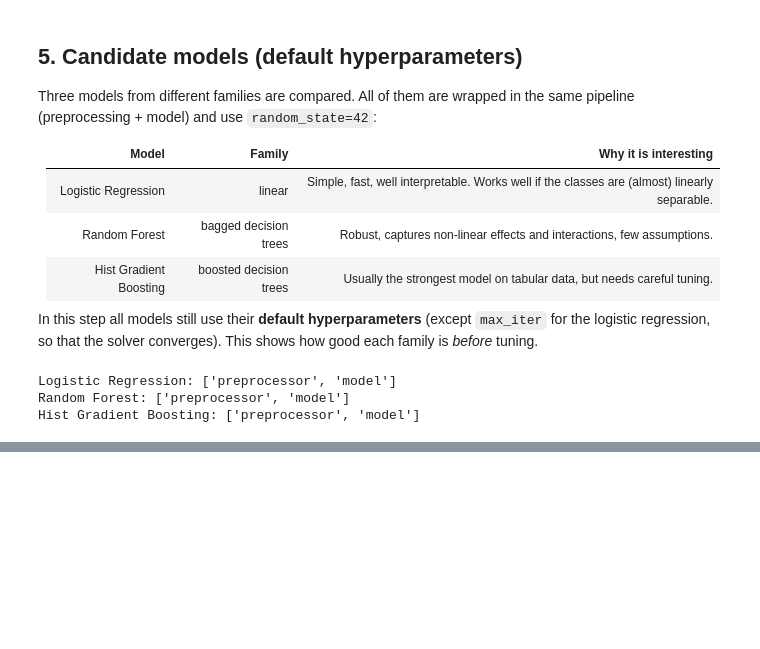
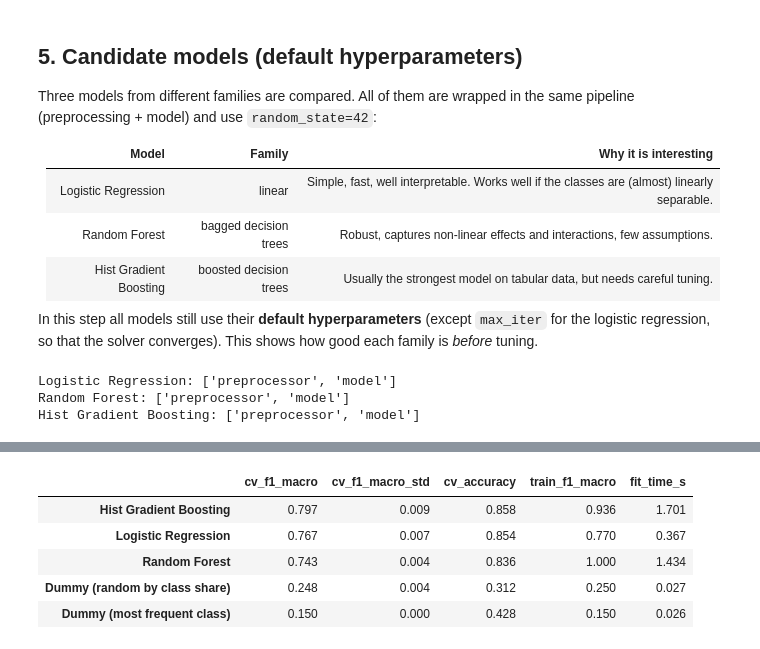
Before and after one commit to marc-matull/personality-predictor, a Jupyter notebook: notebooks/02_modeling.ipynb, the cells around one changed output, grey strips where cells are left out. Drawn from its saved outputs; the diff is of its cells as text; code cells hidden in the pictures; blank space fills up the shorter version.

```diff
--- a/notebooks/02_modeling.ipynb
+++ b/notebooks/02_modeling.ipynb
@@ -259,0 +267,18 @@ Hist Gradient Boosting: ['preprocessor', 'model']
+# %%
+candidate_results = pd.DataFrame(
+    {name: cross_validate_model(pipeline, X_train, y_train)
+     for name, pipeline in candidates.items()}
+).T
+
+untuned_comparison = (
+    pd.concat([baseline_results, candidate_results])
+    .sort_values("cv_f1_macro", ascending=False)
+)
+untuned_comparison.round(3)
+# %% [output]
+|  | cv_f1_macro | cv_f1_macro_std | cv_accuracy | train_f1_macro | fit_time_s |
+| Hist Gradient Boosting | 0.797 | 0.009 | 0.858 | 0.936 | 1.701 |
+| Logistic Regression | 0.767 | 0.007 | 0.854 | 0.770 | 0.367 |
+| Random Forest | 0.743 | 0.004 | 0.836 | 1.000 | 1.434 |
+| Dummy (random by class share) | 0.248 | 0.004 | 0.312 | 0.250 | 0.027 |
+| Dummy (most frequent class) | 0.150 | 0.000 | 0.428 | 0.150 | 0.026 |
```
Also changed, not shown: parts of 4 cells of this notebook.
